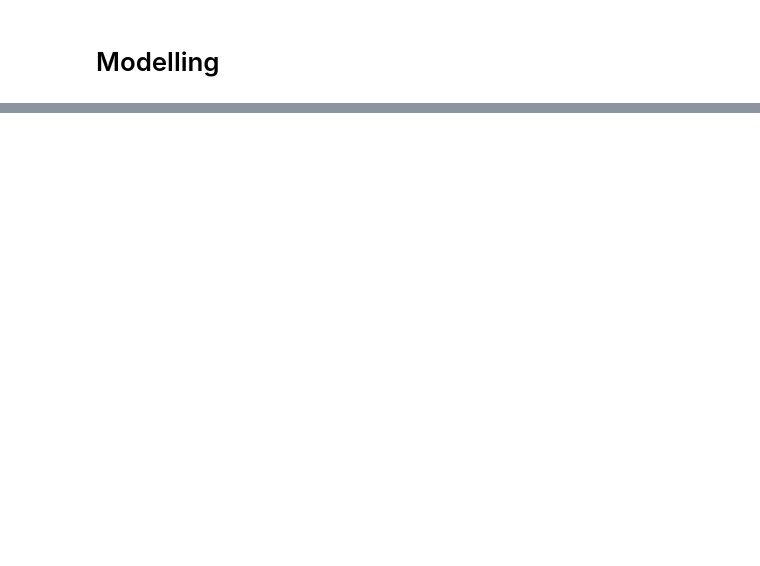
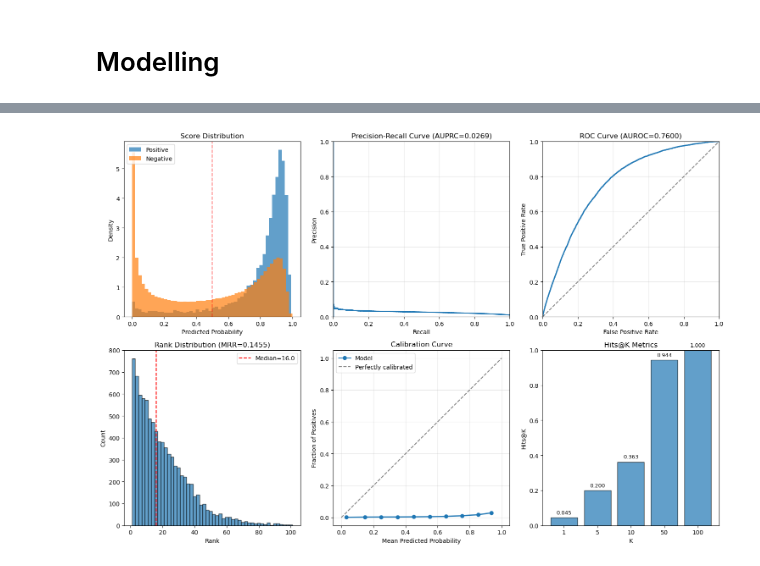
Before and after one commit to edelweizse/dd, a Jupyter notebook: main.ipynb, the cells around one changed output, grey strips where cells are left out. Cells and saved outputs as stored; diff of their text form; code cells hidden in the pictures; blank space fills up the shorter version.

```diff
--- a/main.ipynb
+++ b/main.ipynb
@@ -262,0 +514,4 @@ ppi_directed = pl.read_parquet('./data/processed/ppi_directed_edges.parquet')
+# %%
+split = split_cd(
+  data[('chemical', 'associated_with', 'disease')].edge_index
+)
@@ -262,0 +1359,9 @@ ppi_directed = pl.read_parquet('./data/processed/ppi_directed_edges.parquet')
+# %%
+def bce_with_logits(
+    pos_logits: torch.Tensor,
+    neg_logits: torch.Tensor
+) -> torch.Tensor:
+  # pos labels = 1, neg labels = 0
+  y = torch.cat([torch.ones_like(pos_logits), torch.zeros_like(neg_logits)], dim = 0)
+  logits = torch.cat([pos_logits, neg_logits], dim = 0)
+  return F.binary_cross_entropy_with_logits(logits, y)
@@ -262,0 +2150,10 @@ ppi_directed = pl.read_parquet('./data/processed/ppi_directed_edges.parquet')
+# %%
+# Load best model checkpoint
+eval_model = load_model_for_eval(
+    checkpoint_path='./checkpoints/hgt_cd_lp/best.pt',
+    num_nodes_dict=num_nodes_dict,
+    metadata=arts.data_train.metadata(),
+    num_action_types=action_type_vocab.height,
+    num_action_subjects=action_subject_vocab.height,
+    device=device
+)
@@ -262,0 +2162,15 @@ ppi_directed = pl.read_parquet('./data/processed/ppi_directed_edges.parquet')
+# %%
+# Run comprehensive evaluation on test set
+eval_results = comprehensive_evaluation(
+    model=eval_model,
+    data=data,  # Use full data for encoding
+    test_pos=arts.split.test_pos,
+    known_train_pos=arts.split.train_pos,
+    device=device,
+    num_neg_per_pos=100,
+    ks=(1, 5, 10, 50, 100),
+    thresholds=(0.3, 0.5, 0.7)
+)
+
+# Print summary
+print_evaluation_summary(eval_results)
@@ -262,0 +2195,9 @@ ppi_directed = pl.read_parquet('./data/processed/ppi_directed_edges.parquet')
+# %%
+# Visualize results
+fig = plot_evaluation_results(eval_results)
+plt.show()
+
+# Optionally save
+# fig.savefig('./evaluation_results.png', dpi=150, bbox_inches='tight')
+# %% [output]
+[figure, added]
```
Also changed, not shown: parts of 51 cells of this notebook, 19 other files.
